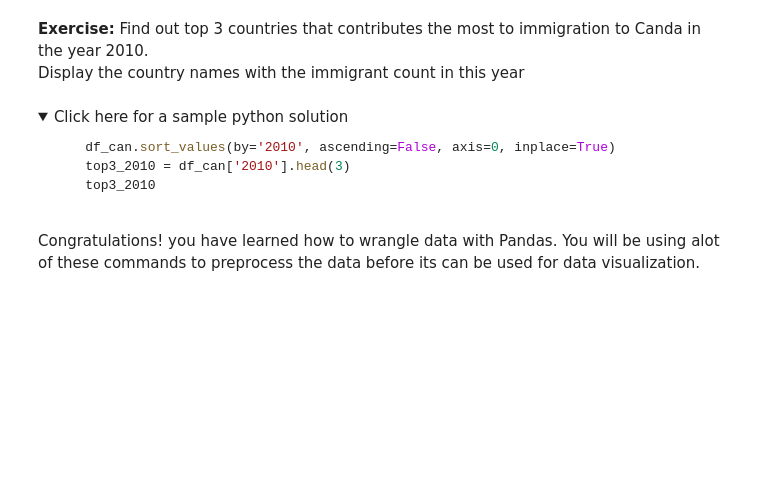
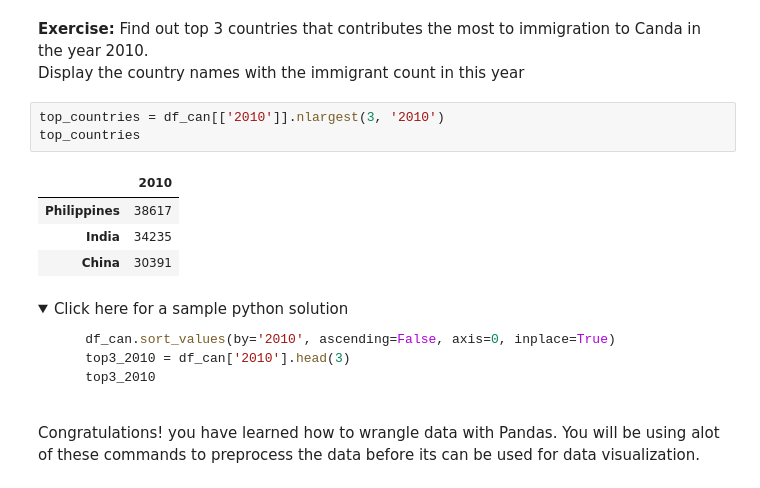
Before and after one commit to cronecoding/ibm_data_science, a Jupyter notebook: DV0101EN-Exercise-Dataset-Preprocessing-Exploring-with-Pandas.ipynb, the cells around one changed output. Saved outputs shown, nothing was run; the diff lists cells and outputs as text; folded sections open; blank space fills up the shorter version.

```diff
--- a/DV0101EN-Exercise-Dataset-Preprocessing-Exploring-with-Pandas.ipynb
+++ b/DV0101EN-Exercise-Dataset-Preprocessing-Exploring-with-Pandas.ipynb
@@ -463,5 +648,13 @@ top_5
 # %% [markdown]
 **Exercise:** Find out top 3 countries that contributes the most to immigration to Canda in the year 2010. <br> Display the country names with the immigrant count in this year
+# %%
+top_countries = df_can[['2010']].nlargest(3, '2010')
+top_countries
+# %% [output]
+|  | 2010 |
+| Philippines | 38617 |
+| India | 34235 |
+| China | 30391 |
 # %% [markdown]
 <details><summary>Click here for a sample python solution</summary>
 
```
Also changed, not shown: parts of 18 cells of this notebook.
